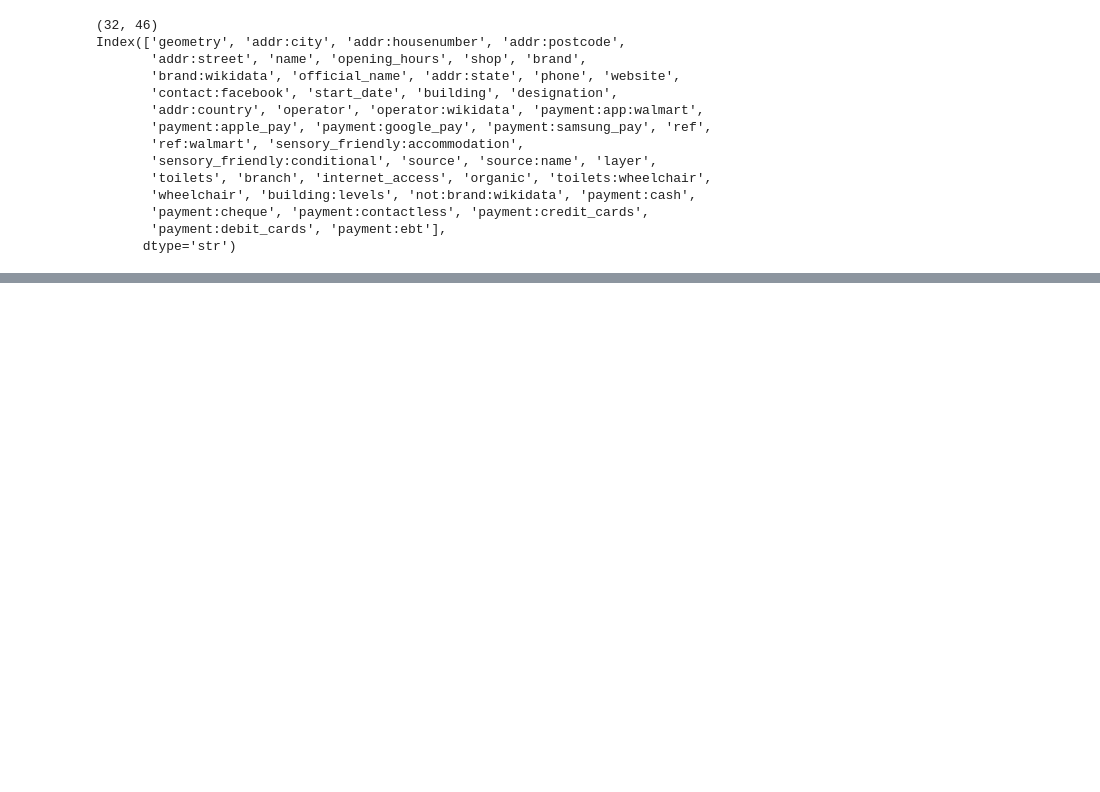
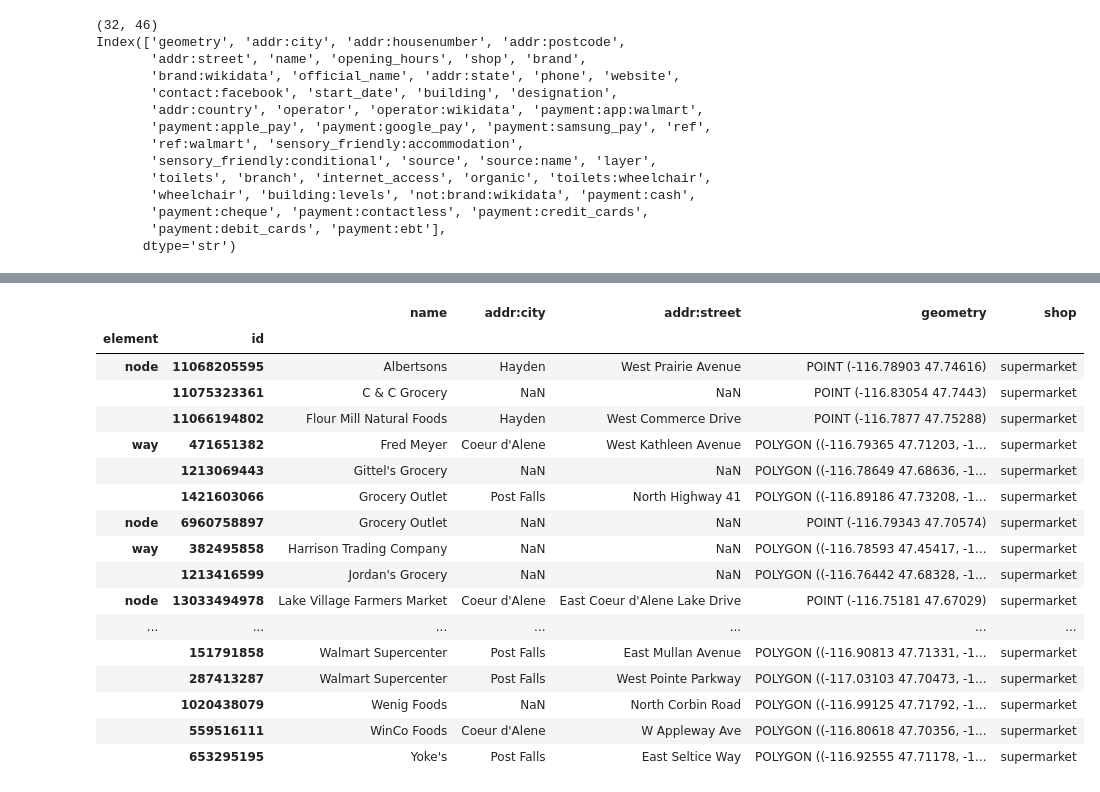
Before and after one commit to wuwu2099/grocery-access-analysis, a Jupyter notebook: notebooks/02_get_grocery_stores.ipynb, the cells around one changed output, grey strips where cells are left out. Cells and saved outputs as stored; diff of their text form; code cells hidden in the pictures; blank space fills up the shorter version.

```diff
--- a/notebooks/02_get_grocery_stores.ipynb
+++ b/notebooks/02_get_grocery_stores.ipynb
@@ -103,0 +75,24 @@ duplicate_table.head(20)
+# %%
+(
+    stores[["name", "addr:city", "addr:street","geometry", "shop"]]
+    .sort_values(["name","addr:city"])
+)
+# %% [output]
+|  |  | name | addr:city | addr:street | geometry | shop |
+| element | id |  |  |  |  |  |
+| node | 11068205595 | Albertsons | Hayden | West Prairie Avenue | POINT (-116.78903 47.74616) | supermarket |
+|  | 11075323361 | C & C Grocery | NaN | NaN | POINT (-116.83054 47.7443) | supermarket |
+|  | 11066194802 | Flour Mill Natural Foods | Hayden | West Commerce Drive | POINT (-116.7877 47.75288) | supermarket |
+| way | 471651382 | Fred Meyer | Coeur d'Alene | West Kathleen Avenue | POLYGON ((-116.79365 47.71203, -1... | supermarket |
+|  | 1213069443 | Gittel's Grocery | NaN | NaN | POLYGON ((-116.78649 47.68636, -1... | supermarket |
+|  | 1421603066 | Grocery Outlet | Post Falls | North Highway 41 | POLYGON ((-116.89186 47.73208, -1... | supermarket |
+| node | 6960758897 | Grocery Outlet | NaN | NaN | POINT (-116.79343 47.70574) | supermarket |
+| way | 382495858 | Harrison Trading Company | NaN | NaN | POLYGON ((-116.78593 47.45417, -1... | supermarket |
+|  | 1213416599 | Jordan's Grocery | NaN | NaN | POLYGON ((-116.76442 47.68328, -1... | supermarket |
+| node | 13033494978 | Lake Village Farmers Market | Coeur d'Alene | East Coeur d'Alene Lake Drive | POINT (-116.75181 47.67029) | supermarket |
+| ... | ... | ... | ... | ... | ... | ... |
+|  | 151791858 | Walmart Supercenter | Post Falls | East Mullan Avenue | POLYGON ((-116.90813 47.71331, -1... | supermarket |
+|  | 287413287 | Walmart Supercenter | Post Falls | West Pointe Parkway | POLYGON ((-117.03103 47.70473, -1... | supermarket |
+|  | 1020438079 | Wenig Foods | NaN | North Corbin Road | POLYGON ((-116.99125 47.71792, -1... | supermarket |
+|  | 559516111 | WinCo Foods | Coeur d'Alene | W Appleway Ave | POLYGON ((-116.80618 47.70356, -1... | supermarket |
+|  | 653295195 | Yoke's | Post Falls | East Seltice Way | POLYGON ((-116.92555 47.71178, -1... | supermarket |
```
Also changed, not shown: parts of 10 cells of this notebook, 3 other files.
